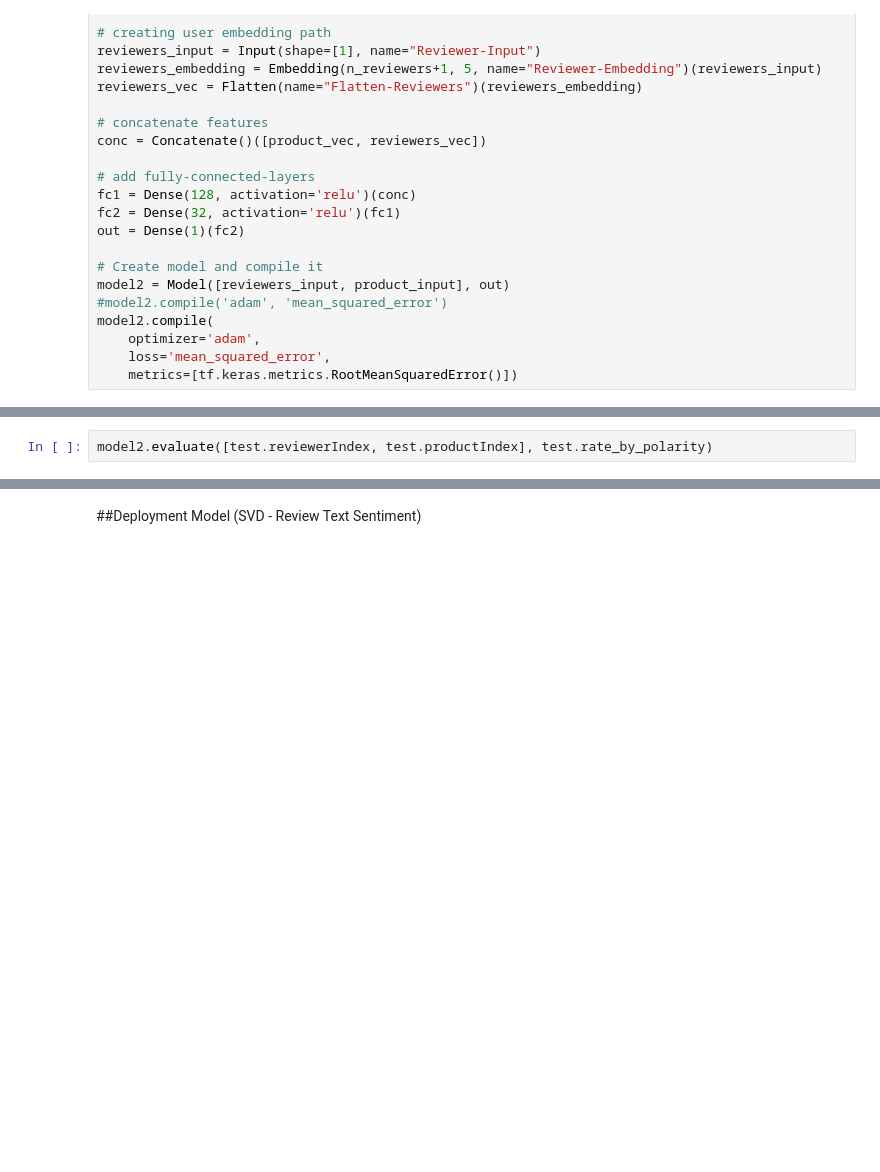
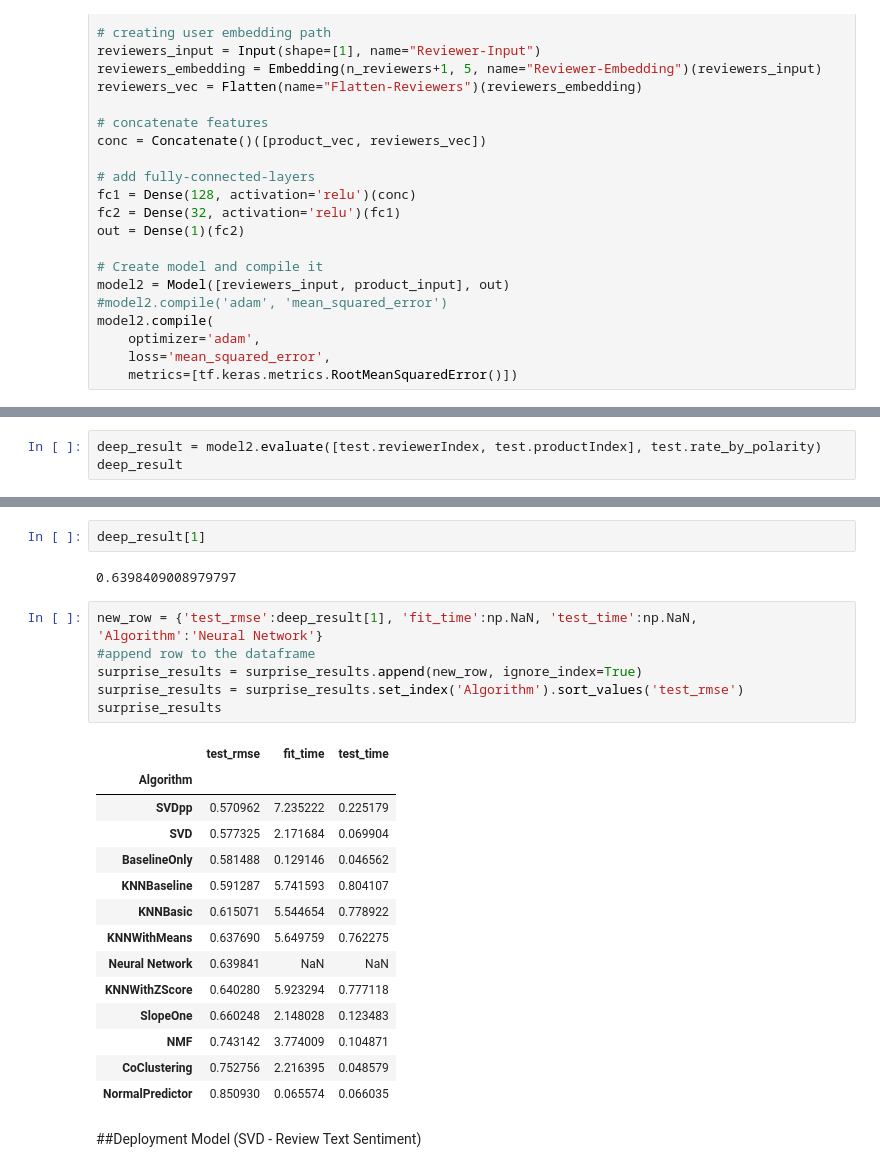
Before and after one commit to DATA-606-SPRING-2022/Jin_DATA606, a Jupyter notebook: ipynb/DATA606_Part2_CollaborativeRecommender.ipynb, the cells around one changed output, grey strips where cells are left out. Cells and saved outputs as stored; diff of their text form; blank space fills up the shorter version.

```diff
--- a/ipynb/DATA606_Part2_CollaborativeRecommender.ipynb
+++ b/ipynb/DATA606_Part2_CollaborativeRecommender.ipynb
@@ -919,3 +918,4 @@ Text(0, 0.5, 'Training Error')
 # %%
-model2.evaluate([test.reviewerIndex, test.productIndex], test.rate_by_polarity)
+deep_result = model2.evaluate([test.reviewerIndex, test.productIndex], test.rate_by_polarity)
+deep_result
 # %% [output]
@@ -924,3 +924,28 @@ model2.evaluate([test.reviewerIndex, test.productIndex], test.rate_by_polarity)
+# %%
+deep_result[1]
+# %% [output]
+0.6398409008979797
+# %%
+new_row = {'test_rmse':deep_result[1], 'fit_time':np.NaN, 'test_time':np.NaN, 'Algorithm':'Neural Network'}
+#append row to the dataframe
+surprise_results = surprise_results.append(new_row, ignore_index=True)
+surprise_results = surprise_results.set_index('Algorithm').sort_values('test_rmse')
+surprise_results
+# %% [output]
+|  | test_rmse | fit_time | test_time |
+| Algorithm |  |  |  |
+| SVDpp | 0.570962 | 7.235222 | 0.225179 |
+| SVD | 0.577325 | 2.171684 | 0.069904 |
+| BaselineOnly | 0.581488 | 0.129146 | 0.046562 |
+| KNNBaseline | 0.591287 | 5.741593 | 0.804107 |
+| KNNBasic | 0.615071 | 5.544654 | 0.778922 |
+| KNNWithMeans | 0.637690 | 5.649759 | 0.762275 |
+| Neural Network | 0.639841 | NaN | NaN |
+| KNNWithZScore | 0.640280 | 5.923294 | 0.777118 |
+| SlopeOne | 0.660248 | 2.148028 | 0.123483 |
+| NMF | 0.743142 | 3.774009 | 0.104871 |
+| CoClustering | 0.752756 | 2.216395 | 0.048579 |
+| NormalPredictor | 0.850930 | 0.065574 | 0.066035 |
 # %% [markdown]
 ##Deployment Model (SVD - Review Text Sentiment)
 # %% [markdown]
```
Also changed, not shown: parts of 12 cells of this notebook.
